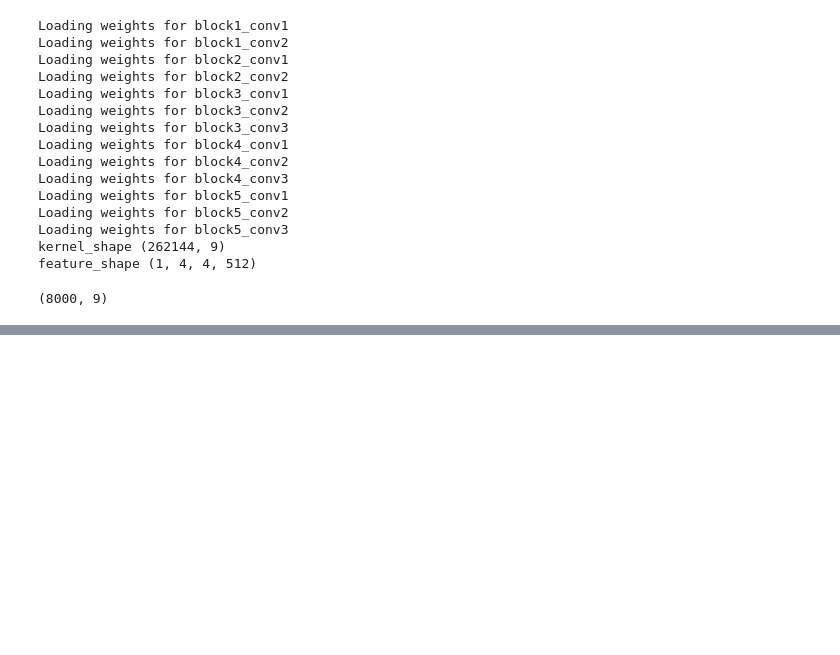
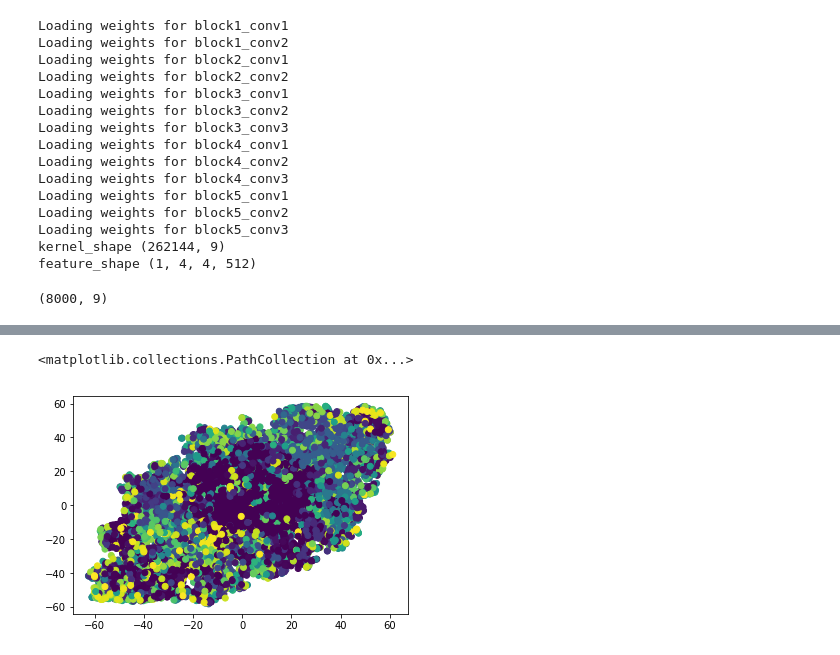
Before and after one commit to aleozlx/tsne-conv, a Jupyter notebook: tsne.ipynb, the cells around one changed output, grey strips where cells are left out. Cells and saved outputs as stored; diff of their text form; code cells hidden in the pictures; blank space fills up the shorter version.

```diff
--- a/tsne.ipynb
+++ b/tsne.ipynb
@@ -127,0 +169,11 @@ print(tsne_results.shape)
+# %%
+from sklearn.cluster import MeanShift, estimate_bandwidth
+bandwidth = estimate_bandwidth(kernels_subset, quantile=0.005, n_samples=500)
+meanshift = MeanShift(bandwidth=bandwidth, bin_seeding=True, n_jobs=4)
+meanshift_results = meanshift.fit_predict(kernels_subset)
+hist, hist_bins = np.histogram(meanshift_results, bins=np.unique(meanshift_results))
+# %%
+plt.scatter(tsne_results[:,0],tsne_results[:,1], c=meanshift_results)
+# %% [output]
+<matplotlib.collections.PathCollection at 0x...>
+[figure, added]
```
Also changed, not shown: parts of 22 cells of this notebook.
